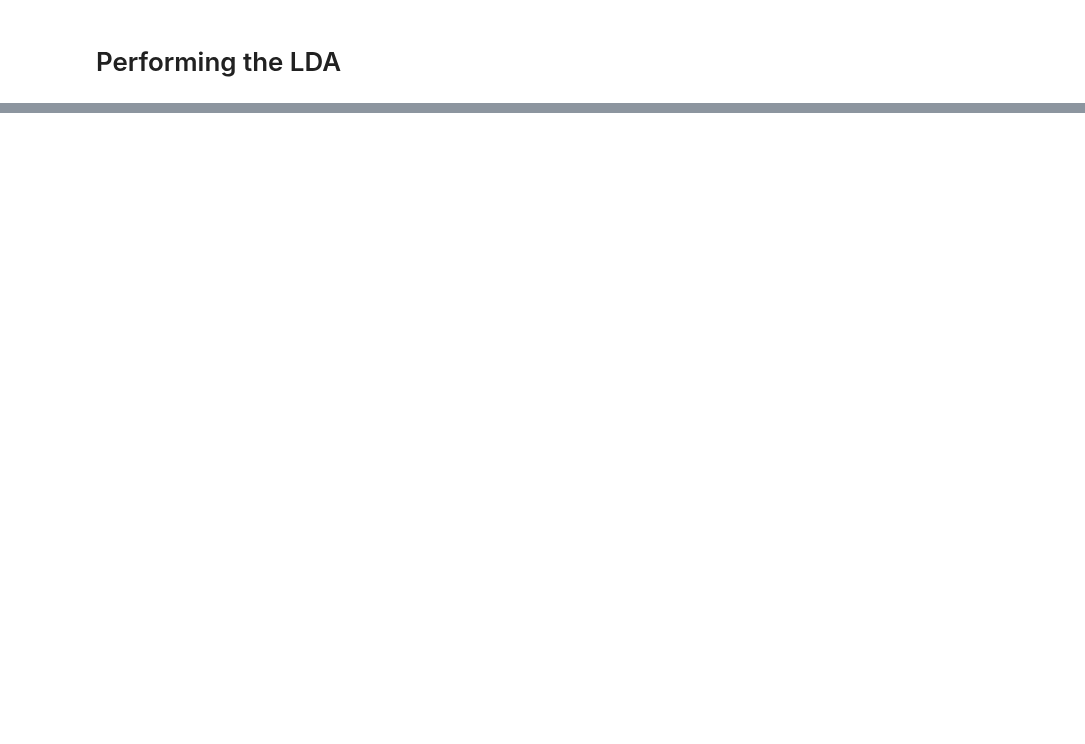
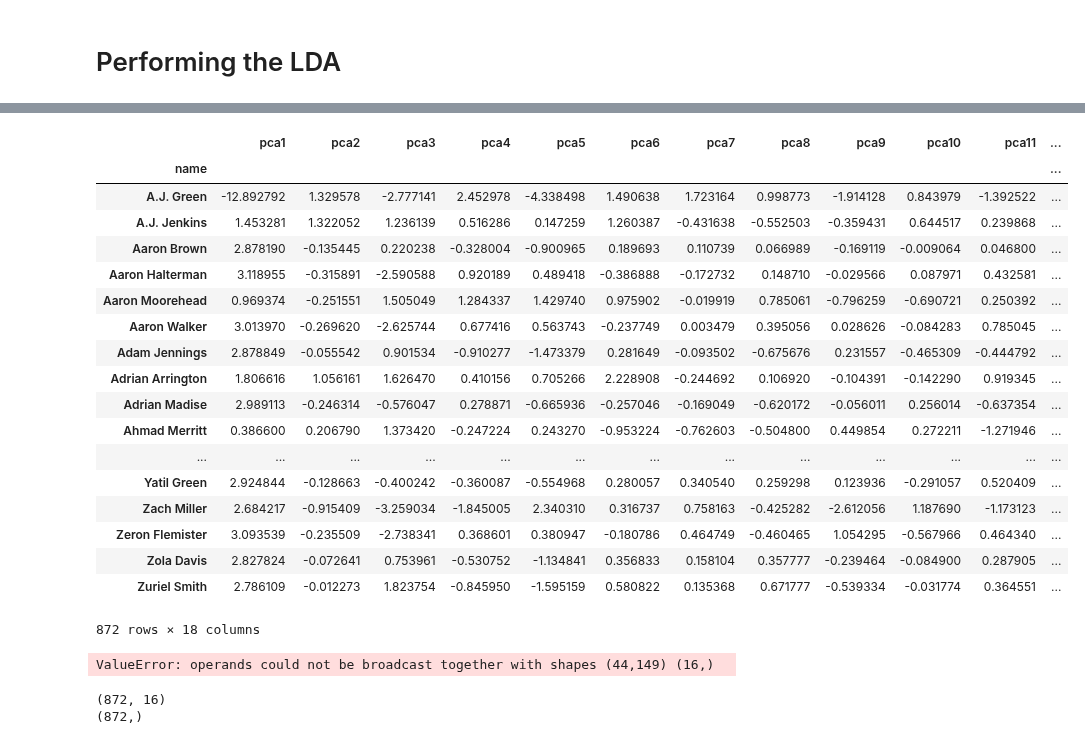
Before and after one commit to oneilltp18/GABBERT, a Jupyter notebook: wide_receivers/functions_complete.ipynb, the cells around one changed output, grey strips where cells are left out. Cells and saved outputs as stored; diff of their text form; code cells hidden in the pictures; blank space fills up the shorter version.

```diff
--- a/wide_receivers/functions_complete.ipynb
+++ b/wide_receivers/functions_complete.ipynb
@@ -271,0 +578,12 @@ lda_df.head()
+# %%
+## Here I am simply creating the column headers for the pca features
+pca_col_list = []
+
+for i in range(1, 17):
+    pca_col_list.append('pca'+str(i))
+# %%
+## going to organize the columns into dataframe for organization
+pca_df = pd.DataFrame(pca_cols, columns = pca_col_list)
+
+##previewing dataframe
+print pca_df.shape
@@ -271,0 +592,9 @@ lda_df.head()
+# %%
+## We used all of our columns to perform the PCA so we only need to join the names back on
+## since we would not want to build a model off of the PCA features as well as the
+## original features that were used to construct the PCA columns
+
+## I am going to set the index of our pca dataframe to the names of the related player
+
+pca_df.set_index(train_df.index, drop = False, inplace = True)
+pca_df.head()
@@ -271,0 +609,45 @@ lda_df.head()
+# %%
+pca_joined_df = pca_df.join(comp_df)
+# %%
+# Create categories for player season_3 ratings
+
+bins = [-1, 10, 30, 65, 200]
+labels = ['below average', 'league_average', 'quality starter', 'all_pro']
+pca_joined_df['categories'] =  pd.cut(pca_joined_df['compilation_3'], bins, labels=labels)
+pca_joined_df
+# %% [output]
+|  | pca1 | pca2 | pca3 | pca4 | pca5 | pca6 | pca7 | pca8 | pca9 | pca10 | pca11 | ... |
+| name |  |  |  |  |  |  |  |  |  |  |  | ... |
+| A.J. Green | -12.892792 | 1.329578 | -2.777141 | 2.452978 | -4.338498 | 1.490638 | 1.723164 | 0.998773 | -1.914128 | 0.843979 | -1.392522 | ... |
+| A.J. Jenkins | 1.453281 | 1.322052 | 1.236139 | 0.516286 | 0.147259 | 1.260387 | -0.431638 | -0.552503 | -0.359431 | 0.644517 | 0.239868 | ... |
+| Aaron Brown | 2.878190 | -0.135445 | 0.220238 | -0.328004 | -0.900965 | 0.189693 | 0.110739 | 0.066989 | -0.169119 | -0.009064 | 0.046800 | ... |
+| Aaron Halterman | 3.118955 | -0.315891 | -2.590588 | 0.920189 | 0.489418 | -0.386888 | -0.172732 | 0.148710 | -0.029566 | 0.087971 | 0.432581 | ... |
+| Aaron Moorehead | 0.969374 | -0.251551 | 1.505049 | 1.284337 | 1.429740 | 0.975902 | -0.019919 | 0.785061 | -0.796259 | -0.690721 | 0.250392 | ... |
+| Aaron Walker | 3.013970 | -0.269620 | -2.625744 | 0.677416 | 0.563743 | -0.237749 | 0.003479 | 0.395056 | 0.028626 | -0.084283 | 0.785045 | ... |
+| Adam Jennings | 2.878849 | -0.055542 | 0.901534 | -0.910277 | -1.473379 | 0.281649 | -0.093502 | -0.675676 | 0.231557 | -0.465309 | -0.444792 | ... |
+| Adrian Arrington | 1.806616 | 1.056161 | 1.626470 | 0.410156 | 0.705266 | 2.228908 | -0.244692 | 0.106920 | -0.104391 | -0.142290 | 0.919345 | ... |
+| Adrian Madise | 2.989113 | -0.246314 | -0.576047 | 0.278871 | -0.665936 | -0.257046 | -0.169049 | -0.620172 | -0.056011 | 0.256014 | -0.637354 | ... |
+| Ahmad Merritt | 0.386600 | 0.206790 | 1.373420 | -0.247224 | 0.243270 | -0.953224 | -0.762603 | -0.504800 | 0.449854 | 0.272211 | -1.271946 | ... |
+| ... | ... | ... | ... | ... | ... | ... | ... | ... | ... | ... | ... | ... |
+| Yatil Green | 2.924844 | -0.128663 | -0.400242 | -0.360087 | -0.554968 | 0.280057 | 0.340540 | 0.259298 | 0.123936 | -0.291057 | 0.520409 | ... |
+| Zach Miller | 2.684217 | -0.915409 | -3.259034 | -1.845005 | 2.340310 | 0.316737 | 0.758163 | -0.425282 | -2.612056 | 1.187690 | -1.173123 | ... |
+| Zeron Flemister | 3.093539 | -0.235509 | -2.738341 | 0.368601 | 0.380947 | -0.180786 | 0.464749 | -0.460465 | 1.054295 | -0.567966 | 0.464340 | ... |
+| Zola Davis | 2.827824 | -0.072641 | 0.753961 | -0.530752 | -1.134841 | 0.356833 | 0.158104 | 0.357777 | -0.239464 | -0.084900 | 0.287905 | ... |
+| Zuriel Smith | 2.786109 | -0.012273 | 1.823754 | -0.845950 | -1.595159 | 0.580822 | 0.135368 | 0.671777 | -0.539334 | -0.031774 | 0.364551 | ... |
+872 rows × 18 columns
+# %%
+pca_test_df = scale(test_df)
+pca_test_cols = pca_model.transform(pca_test_df)
+pca_test_cols
+# %% [output]
+ValueError: operands could not be broadcast together with shapes (44,149) (16,)
+# %%
+## setting my X and y in order to build a model off of the data
+
+pca_X = pca_joined_df.drop(['compilation_3', 'categories'], axis = 1)
+pca_y = pca_joined_df['categories']
+print pca_X.shape
+print pca_y.shape
+# %% [output]
+(872, 16)
+(872,)
```
Also changed, not shown: parts of 38 cells of this notebook, 2 other files.
